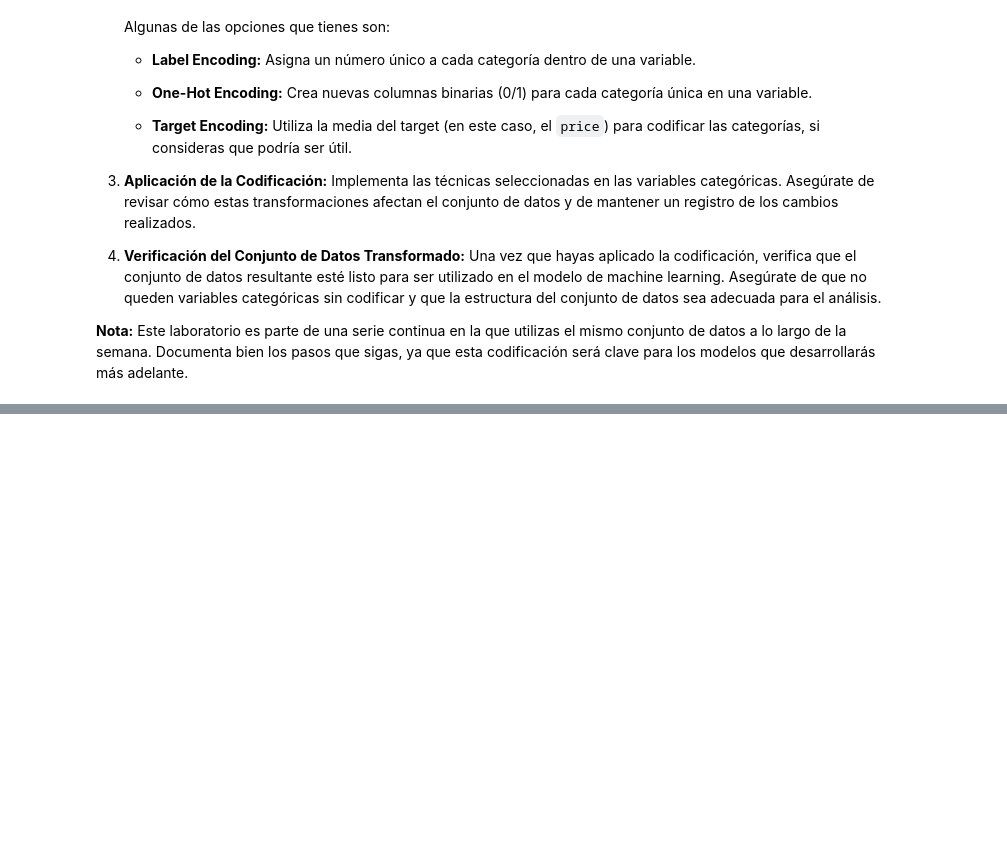
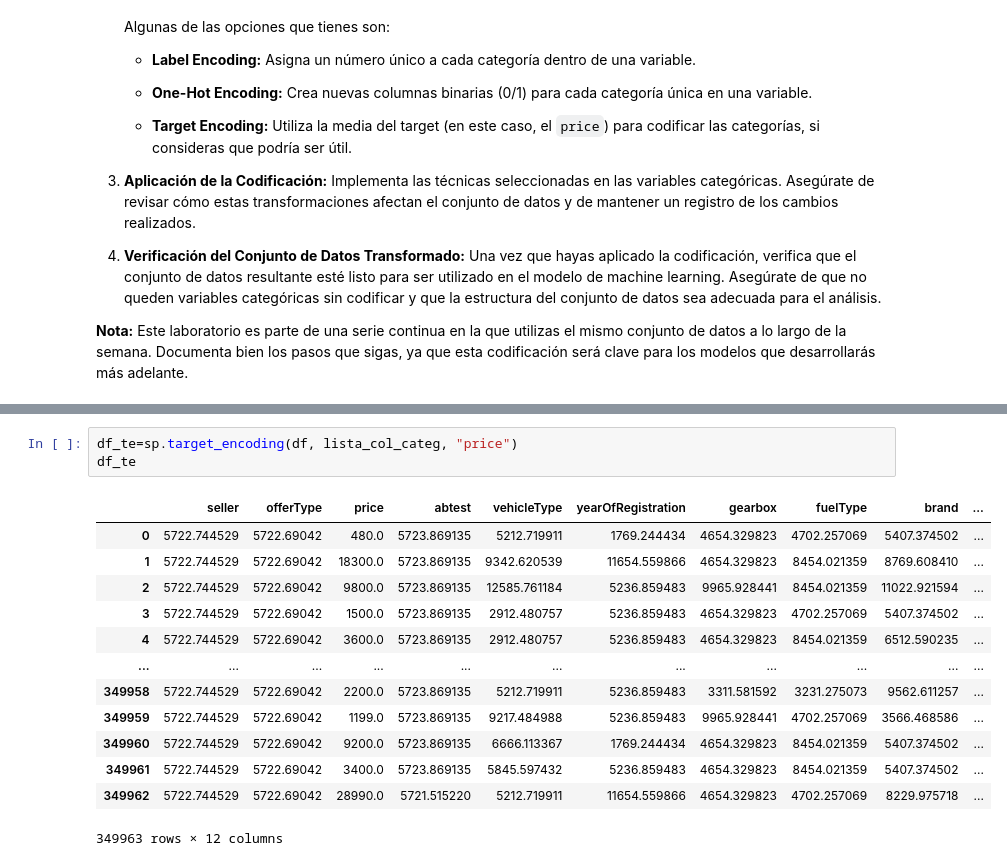
Before and after one commit to SrAlcast/7.4.Encoding, a Jupyter notebook: laboratorio-modulo7-leccion04-encoding.ipynb, the cells around one changed output, grey strips where cells are left out. Saved outputs shown, nothing was run; the diff lists cells and outputs as text; blank space fills up the shorter version.

```diff
--- a/laboratorio-modulo7-leccion04-encoding.ipynb
+++ b/laboratorio-modulo7-leccion04-encoding.ipynb
@@ -29,0 +180,17 @@ En este laboratorio, te centrarás en la **codificación de variables categóric
+# %%
+df_te=sp.target_encoding(df, lista_col_categ, "price")
+df_te
+# %% [output]
+|  | seller | offerType | price | abtest | vehicleType | yearOfRegistration | gearbox | fuelType | brand | ... |
+| 0 | 5722.744529 | 5722.69042 | 480.0 | 5723.869135 | 5212.719911 | 1769.244434 | 4654.329823 | 4702.257069 | 5407.374502 | ... |
+| 1 | 5722.744529 | 5722.69042 | 18300.0 | 5723.869135 | 9342.620539 | 11654.559866 | 4654.329823 | 8454.021359 | 8769.608410 | ... |
+| 2 | 5722.744529 | 5722.69042 | 9800.0 | 5723.869135 | 12585.761184 | 5236.859483 | 9965.928441 | 8454.021359 | 11022.921594 | ... |
+| 3 | 5722.744529 | 5722.69042 | 1500.0 | 5723.869135 | 2912.480757 | 5236.859483 | 4654.329823 | 4702.257069 | 5407.374502 | ... |
+| 4 | 5722.744529 | 5722.69042 | 3600.0 | 5723.869135 | 2912.480757 | 5236.859483 | 4654.329823 | 8454.021359 | 6512.590235 | ... |
+| ... | ... | ... | ... | ... | ... | ... | ... | ... | ... | ... |
+| 349958 | 5722.744529 | 5722.69042 | 2200.0 | 5723.869135 | 5212.719911 | 5236.859483 | 3311.581592 | 3231.275073 | 9562.611257 | ... |
+| 349959 | 5722.744529 | 5722.69042 | 1199.0 | 5723.869135 | 9217.484988 | 5236.859483 | 9965.928441 | 4702.257069 | 3566.468586 | ... |
+| 349960 | 5722.744529 | 5722.69042 | 9200.0 | 5723.869135 | 6666.113367 | 1769.244434 | 4654.329823 | 8454.021359 | 5407.374502 | ... |
+| 349961 | 5722.744529 | 5722.69042 | 3400.0 | 5723.869135 | 5845.597432 | 5236.859483 | 4654.329823 | 8454.021359 | 5407.374502 | ... |
+| 349962 | 5722.744529 | 5722.69042 | 28990.0 | 5721.515220 | 5212.719911 | 11654.559866 | 4654.329823 | 4702.257069 | 8229.975718 | ... |
+349963 rows × 12 columns
```
Also changed, not shown: parts of 13 cells of this notebook, 6 other files.
